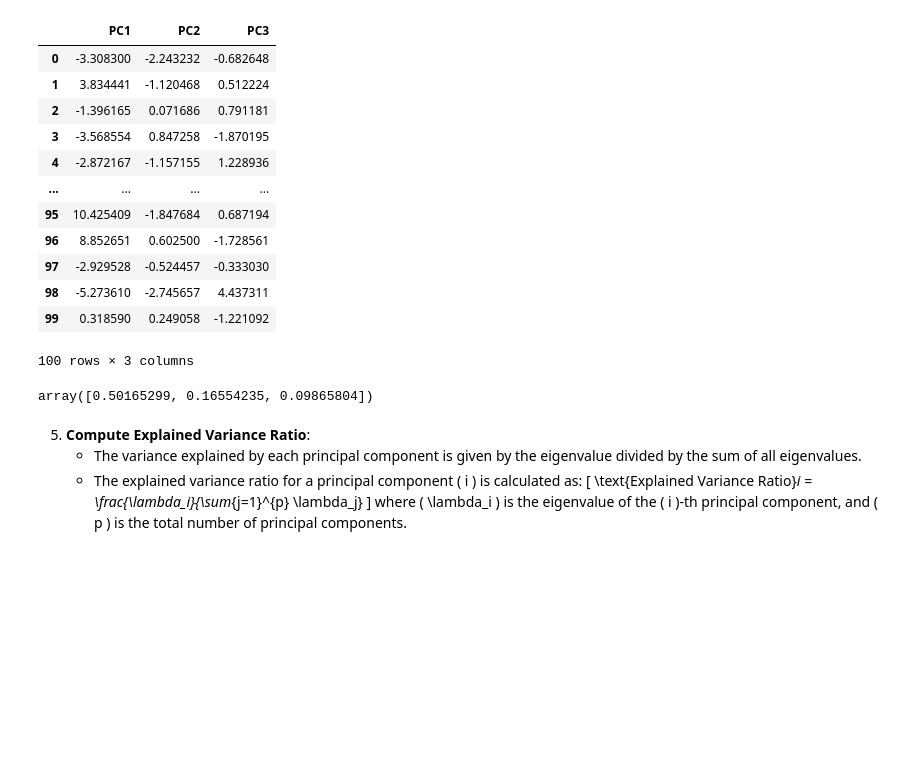
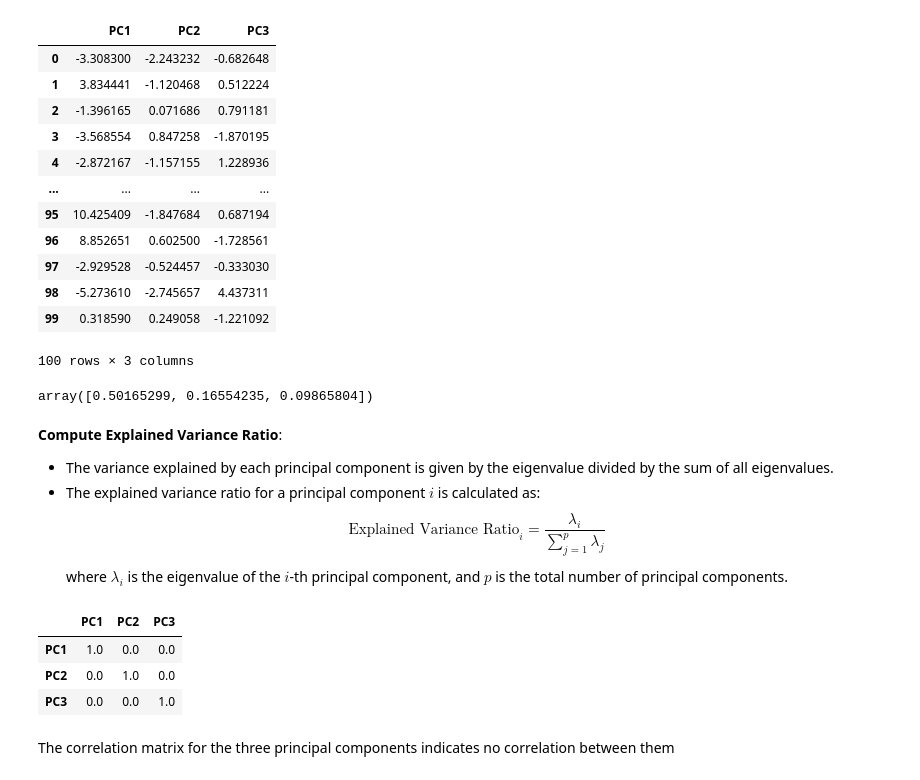
Before and after one commit to tienphatnguyendev/machine-learning-docs, a Jupyter notebook: clustering/notebooks/reduce-dimension.ipynb, the cells around one changed output. Drawn from its saved outputs; the diff is of its cells as text; code cells hidden in the pictures; blank space fills up the shorter version.

```diff
--- a/clustering/notebooks/reduce-dimension.ipynb
+++ b/clustering/notebooks/reduce-dimension.ipynb
@@ -88,10 +88,19 @@ dim_red.explained_variance_ratio_
 # %% [output]
 array([0.50165299, 0.16554235, 0.09865804])
 # %% [markdown]
-5. **Compute Explained Variance Ratio**:
+**Compute Explained Variance Ratio**:
    - The variance explained by each principal component is given by the eigenvalue divided by the sum of all eigenvalues.
-   - The explained variance ratio for a principal component \( i \) is calculated as:
-   \[
+   - The explained variance ratio for a principal component $ i $ is calculated as:
+   $$
    \text{Explained Variance Ratio}_i = \frac{\lambda_i}{\sum_{j=1}^{p} \lambda_j}
-   \]
-   where \( \lambda_i \) is the eigenvalue of the \( i \)-th principal component, and \( p \) is the total number of principal components.
+   $$
+   where $ \lambda_i $ is the eigenvalue of the $ i $-th principal component, and $ p $ is the total number of principal components.
+# %%
+pca_df.corr().round(2)
+# %% [output]
+|  | PC1 | PC2 | PC3 |
+| PC1 | 1.0 | 0.0 | 0.0 |
+| PC2 | 0.0 | 1.0 | 0.0 |
+| PC3 | 0.0 | 0.0 | 1.0 |
+# %% [markdown]
+The correlation matrix for the three principal components indicates no correlation between them
```
Also changed, not shown: 4 other files.
